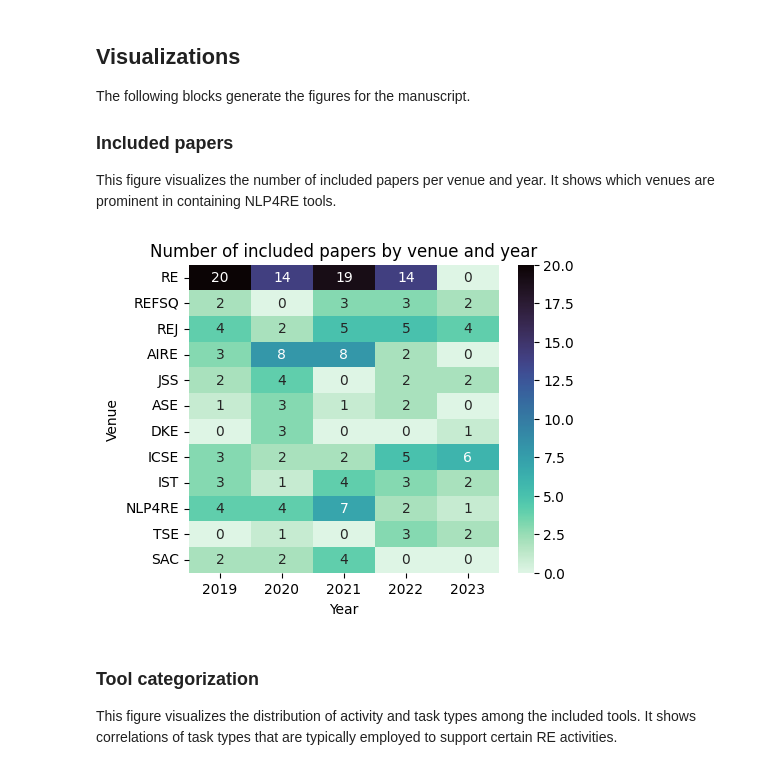
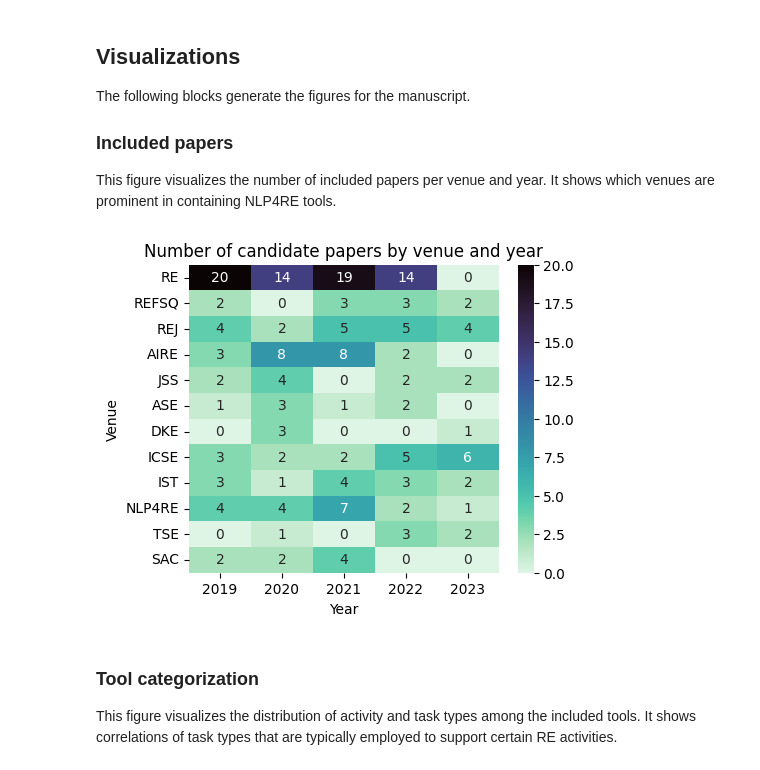
Before and after one commit to JulianFrattini/nlp4re-tools, a Jupyter notebook: replication/scripts/distribution-visualization.ipynb, the cells around one changed output. Drawn from its saved outputs; the diff is of its cells as text; code cells hidden in the pictures.

```diff
--- a/replication/scripts/distribution-visualization.ipynb
+++ b/replication/scripts/distribution-visualization.ipynb
@@ -50,24 +50,24 @@ This figure visualizes the number of included papers per venue and year. It show
 # %%
 combinations: dict = df[['Venue', 'Year']].value_counts().to_dict()
 
 matrix = {venue: [0]*len(years) for venue in venues}
 for venue in venues:
     for year in years:
         amount = 0
         if (venue, year) in combinations:
             amount = combinations[(venue,year)]
         matrix[venue][years.index(year)] = amount
 
 dfmatrix = pd.DataFrame.from_dict(matrix, orient='index', columns=years)
 
 plt.figure(figsize=(5,4))
 viz = sns.heatmap(data=dfmatrix, cmap='mako_r', annot=True)
-viz.set(title='Number of included papers by venue and year', xlabel='Year', ylabel='Venue')
+viz.set(title='Number of candidate papers by venue and year', xlabel='Year', ylabel='Venue')
 
 plt.savefig(fname=f'../figures/matrix-inclusion.pdf', format='pdf', bbox_inches='tight')
 plt.show()
 # %% [output]
-[figure, old version]
+[figure, new version]
 # %% [markdown]
 ### Tool categorization
 
```
Also changed, not shown: parts of 4 cells of this notebook, 4 other files.
